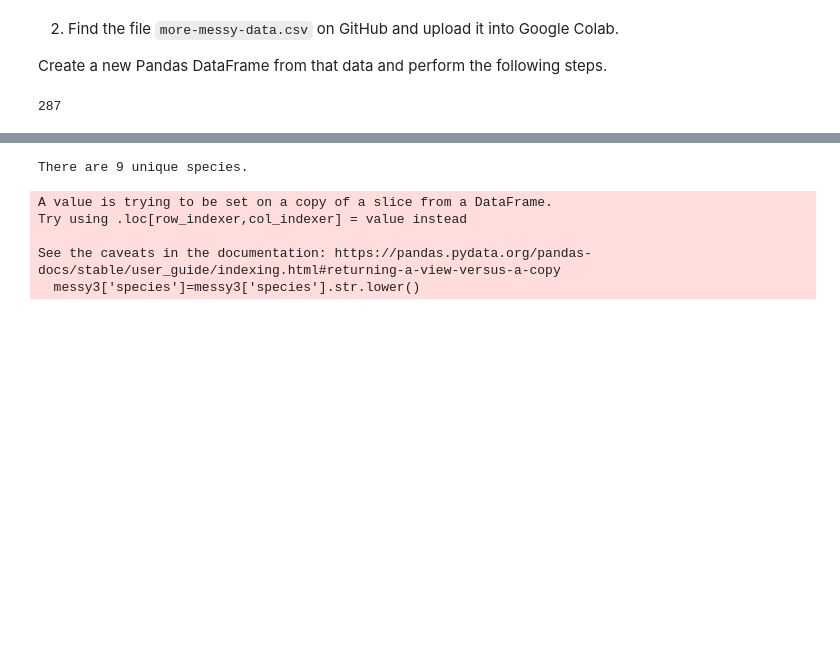
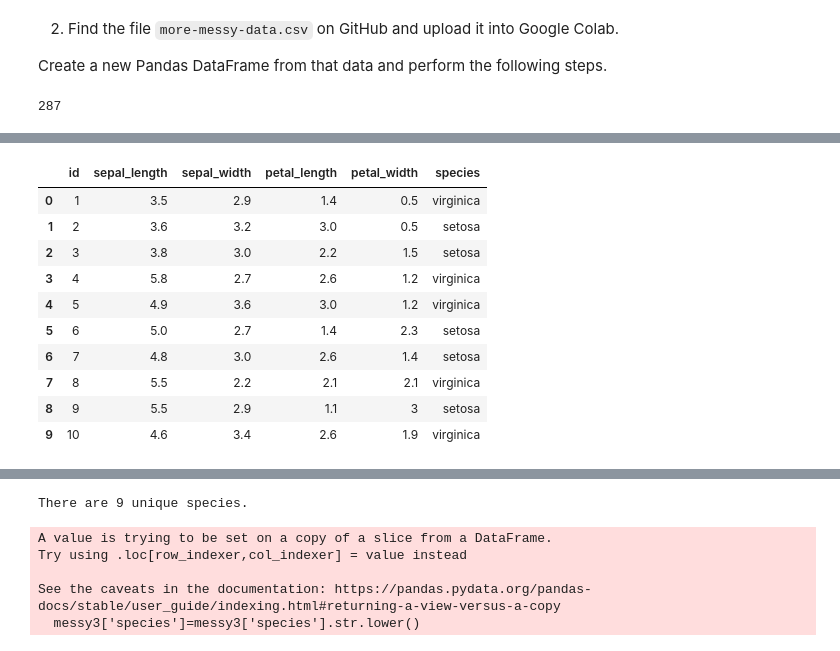
Before and after one commit to kellyham0/DS1002, a Jupyter notebook: Copy_of_07_More_Pandas.ipynb, the cells around one changed output, grey strips where cells are left out. Cells and saved outputs as stored; diff of their text form; code cells hidden in the pictures; blank space fills up the shorter version.

```diff
--- a/Copy_of_07_More_Pandas.ipynb
+++ b/Copy_of_07_More_Pandas.ipynb
@@ -117,7 +132,20 @@ messy1 = messy.drop_duplicates()
 # %%
 # For the FOUR columns involving sepal and petal length and width, update all NaN
 # values with the column mean.
-messy2 = messy1.fillna(messy.median())
+messy2 = messy1.fillna(messy1.median())
+messy2.head(10)
+# %% [output]
+|  | id | sepal_length | sepal_width | petal_length | petal_width | species |
+| 0 | 1 | 3.5 | 2.9 | 1.4 | 0.5 | virginica |
+| 1 | 2 | 3.6 | 3.2 | 3.0 | 0.5 | setosa |
+| 2 | 3 | 3.8 | 3.0 | 2.2 | 1.5 | setosa |
+| 3 | 4 | 5.8 | 2.7 | 2.6 | 1.2 | virginica |
+| 4 | 5 | 4.9 | 3.6 | 3.0 | 1.2 | virginica |
+| 5 | 6 | 5.0 | 2.7 | 1.4 | 2.3 | setosa |
+| 6 | 7 | 4.8 | 3.0 | 2.6 | 1.4 | setosa |
+| 7 | 8 | 5.5 | 2.2 | 2.1 | 2.1 | virginica |
+| 8 | 9 | 5.5 | 2.9 | 1.1 | 3 | setosa |
+| 9 | 10 | 4.6 | 3.4 | 2.6 | 1.9 | virginica |
 # %%
 # Find any values in the dataframe that are still missing, and delete them.
 messy3 = messy2.dropna()
```
Also changed, not shown: parts of 3 cells of this notebook.
